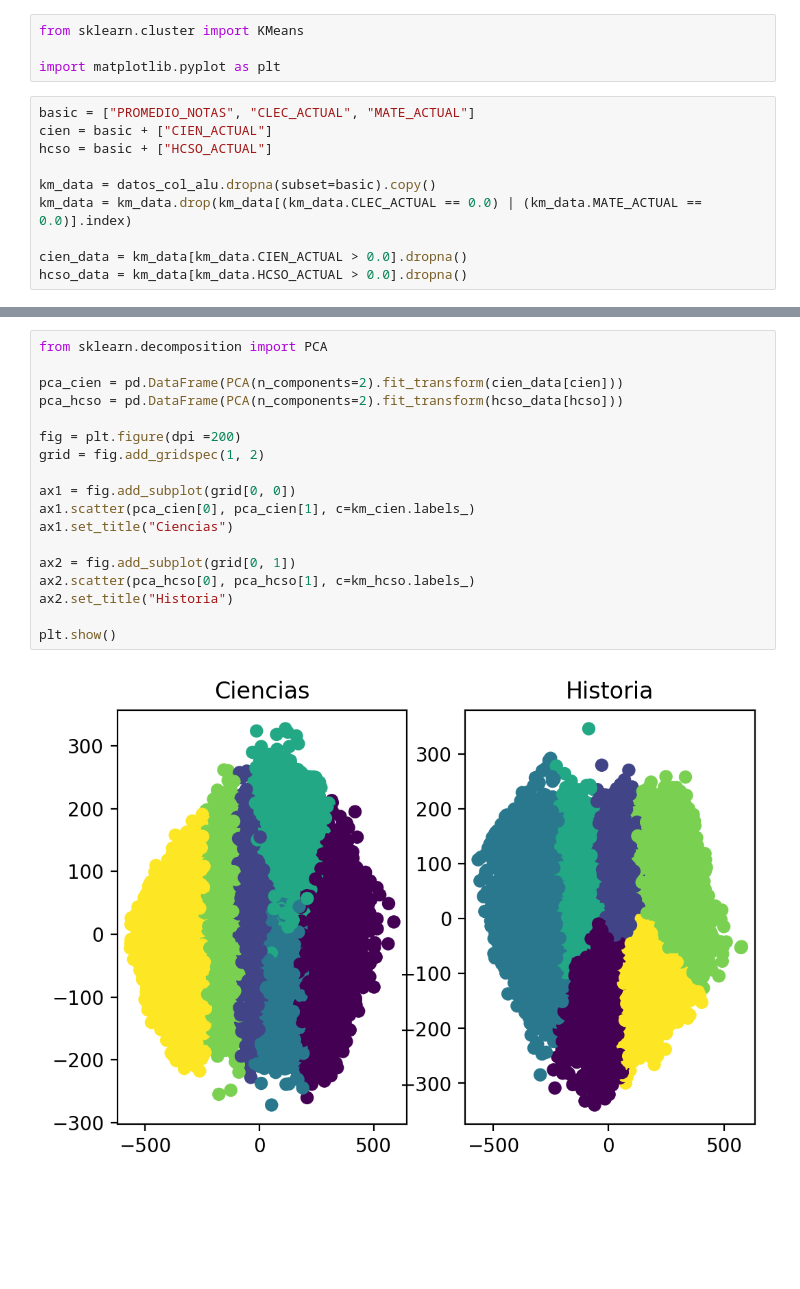
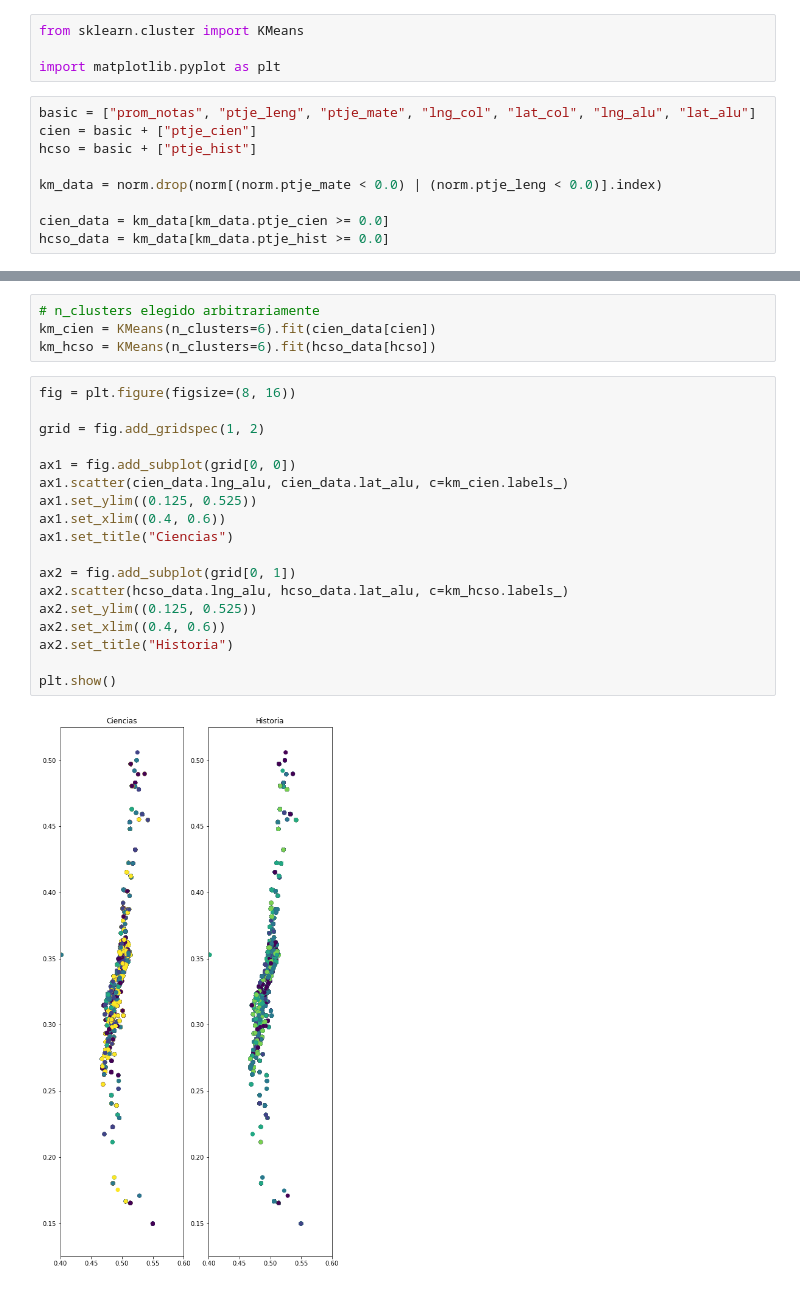
Before and after one commit to zerujio/proyecto-cc5206, a Jupyter notebook: hito_2.ipynb, the cells around one changed output, grey strips where cells are left out. Cells and saved outputs as stored; diff of their text form; blank space fills up the shorter version.

Commit message:
normalización de datos

```diff
--- a/hito_2.ipynb
+++ b/hito_2.ipynb
@@ -486,12 +550,11 @@ from sklearn.cluster import KMeans
 
 import matplotlib.pyplot as plt
 # %%
-basic = ["PROMEDIO_NOTAS", "CLEC_ACTUAL", "MATE_ACTUAL"]
-cien = basic + ["CIEN_ACTUAL"]
-hcso = basic + ["HCSO_ACTUAL"]
+basic = ["prom_notas", "ptje_leng", "ptje_mate", "lng_col", "lat_col", "lng_alu", "lat_alu"]
+cien = basic + ["ptje_cien"]
+hcso = basic + ["ptje_hist"]
 
-km_data = datos_col_alu.dropna(subset=basic).copy()
-km_data = km_data.drop(km_data[(km_data.CLEC_ACTUAL == 0.0) | (km_data.MATE_ACTUAL == 0.0)].index)
+km_data = norm.drop(norm[(norm.ptje_mate < 0.0) | (norm.ptje_leng < 0.0)].index)
 
-cien_data = km_data[km_data.CIEN_ACTUAL > 0.0].dropna()
-hcso_data = km_data[km_data.HCSO_ACTUAL > 0.0].dropna()
+cien_data = km_data[km_data.ptje_cien >= 0.0]
+hcso_data = km_data[km_data.ptje_hist >= 0.0]
@@ -522,20 +561,24 @@ plt.show()
-# %%
-from sklearn.decomposition import PCA
-
-pca_cien = pd.DataFrame(PCA(n_components=2).fit_transform(cien_data[cien]))
-pca_hcso = pd.DataFrame(PCA(n_components=2).fit_transform(hcso_data[hcso]))
-
-fig = plt.figure(dpi =200)
-grid = fig.add_gridspec(1, 2)
-
-ax1 = fig.add_subplot(grid[0, 0])
-ax1.scatter(pca_cien[0], pca_cien[1], c=km_cien.labels_)
-ax1.set_title("Ciencias")
-
-ax2 = fig.add_subplot(grid[0, 1])
-ax2.scatter(pca_hcso[0], pca_hcso[1], c=km_hcso.labels_)
-ax2.set_title("Historia")
-
-plt.show()
-# %% [output]
-[figure, removed]
+# %%
+# n_clusters elegido arbitrariamente
+km_cien = KMeans(n_clusters=6).fit(cien_data[cien])
+km_hcso = KMeans(n_clusters=6).fit(hcso_data[hcso])
+# %%
+fig = plt.figure(figsize=(8, 16))
+
+grid = fig.add_gridspec(1, 2)
+
+ax1 = fig.add_subplot(grid[0, 0])
+ax1.scatter(cien_data.lng_alu, cien_data.lat_alu, c=km_cien.labels_)
+ax1.set_ylim((0.125, 0.525))
+ax1.set_xlim((0.4, 0.6))
+ax1.set_title("Ciencias")
+
+ax2 = fig.add_subplot(grid[0, 1])
+ax2.scatter(hcso_data.lng_alu, hcso_data.lat_alu, c=km_hcso.labels_)
+ax2.set_ylim((0.125, 0.525))
+ax2.set_xlim((0.4, 0.6))
+ax2.set_title("Historia")
+
+plt.show()
+# %% [output]
+[figure, added]
```
Also changed, not shown: parts of 8 cells of this notebook.
